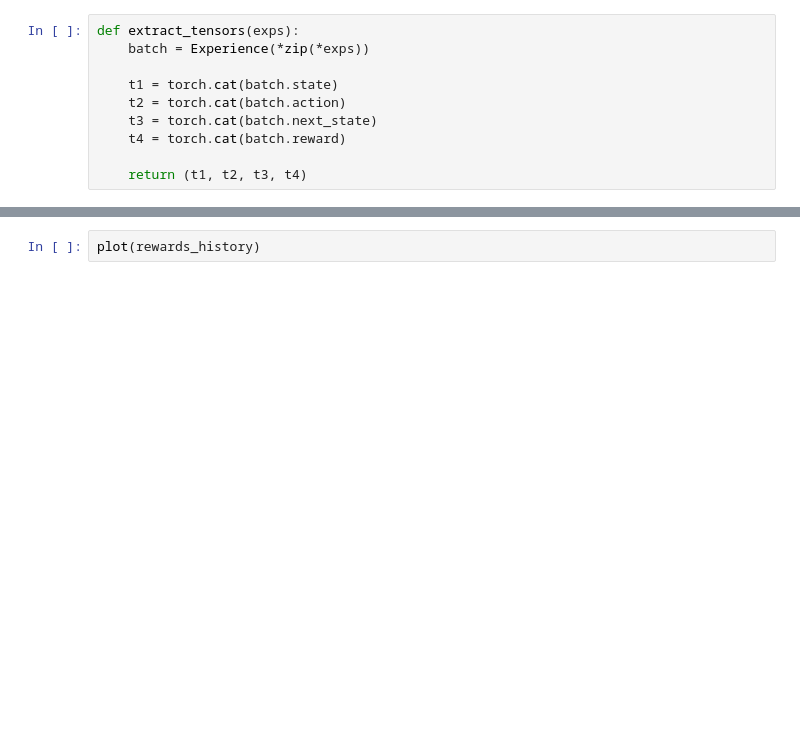
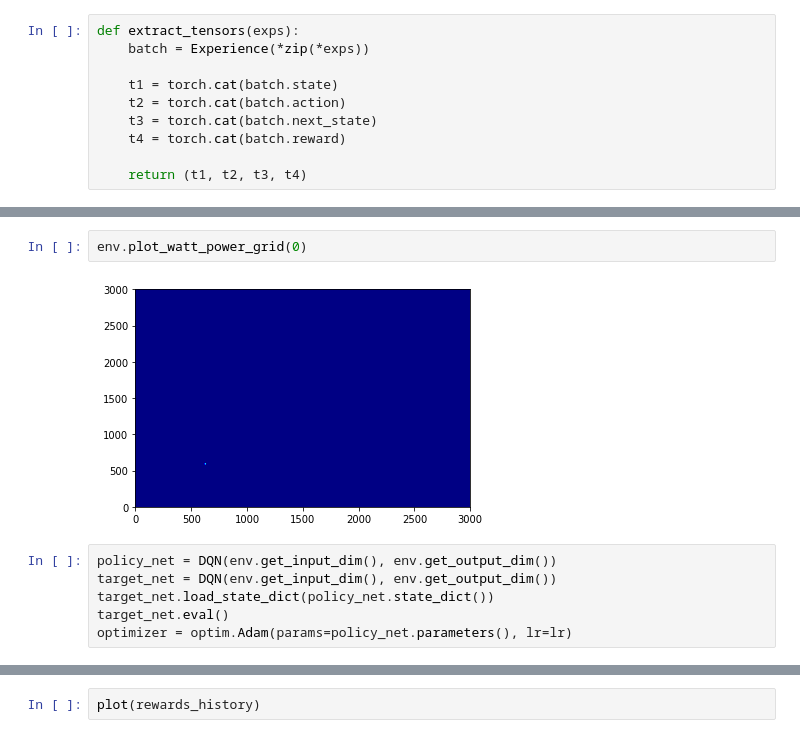
Before and after one commit to Ahmed-5/graduation_project, a Jupyter notebook: propagation loss sinr.ipynb, the cells around one changed output, grey strips where cells are left out. Cells and saved outputs as stored; diff of their text form; blank space fills up the shorter version.

```diff
--- a/propagation loss sinr.ipynb
+++ b/propagation loss sinr.ipynb
@@ -449,3 +664,13 @@ optimizer = optim.Adam(params=policy_net.parameters(), lr=lr)
+# %%
+env.plot_watt_power_grid(0)
+# %% [output]
+[figure, added]
+# %%
+policy_net = DQN(env.get_input_dim(), env.get_output_dim())
+target_net = DQN(env.get_input_dim(), env.get_output_dim())
+target_net.load_state_dict(policy_net.state_dict())
+target_net.eval()
+optimizer = optim.Adam(params=policy_net.parameters(), lr=lr)
 # %%
 rewards_history = []
 for episode in range(num_episodes):
```
Also changed, not shown: parts of 11 cells of this notebook.
